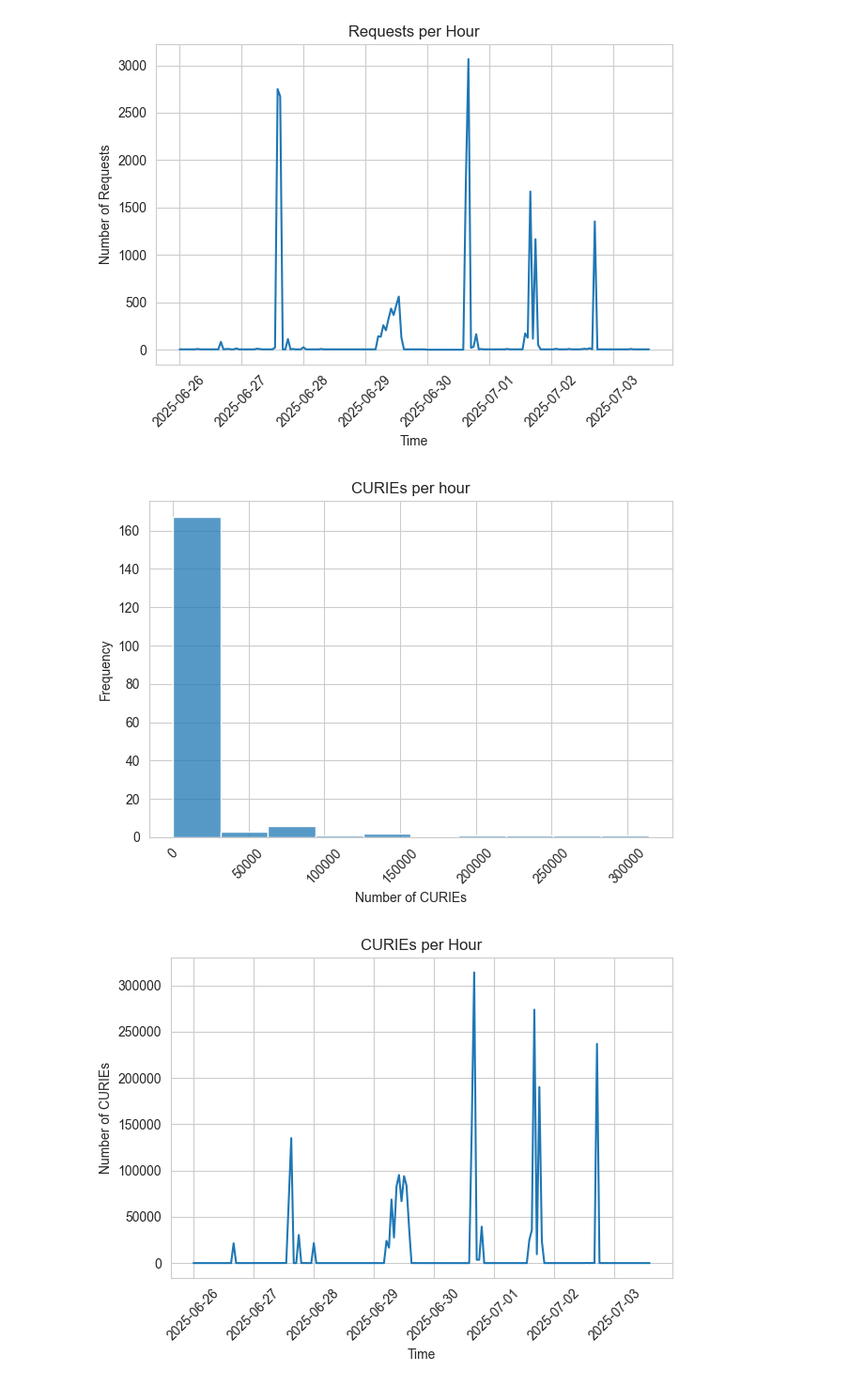
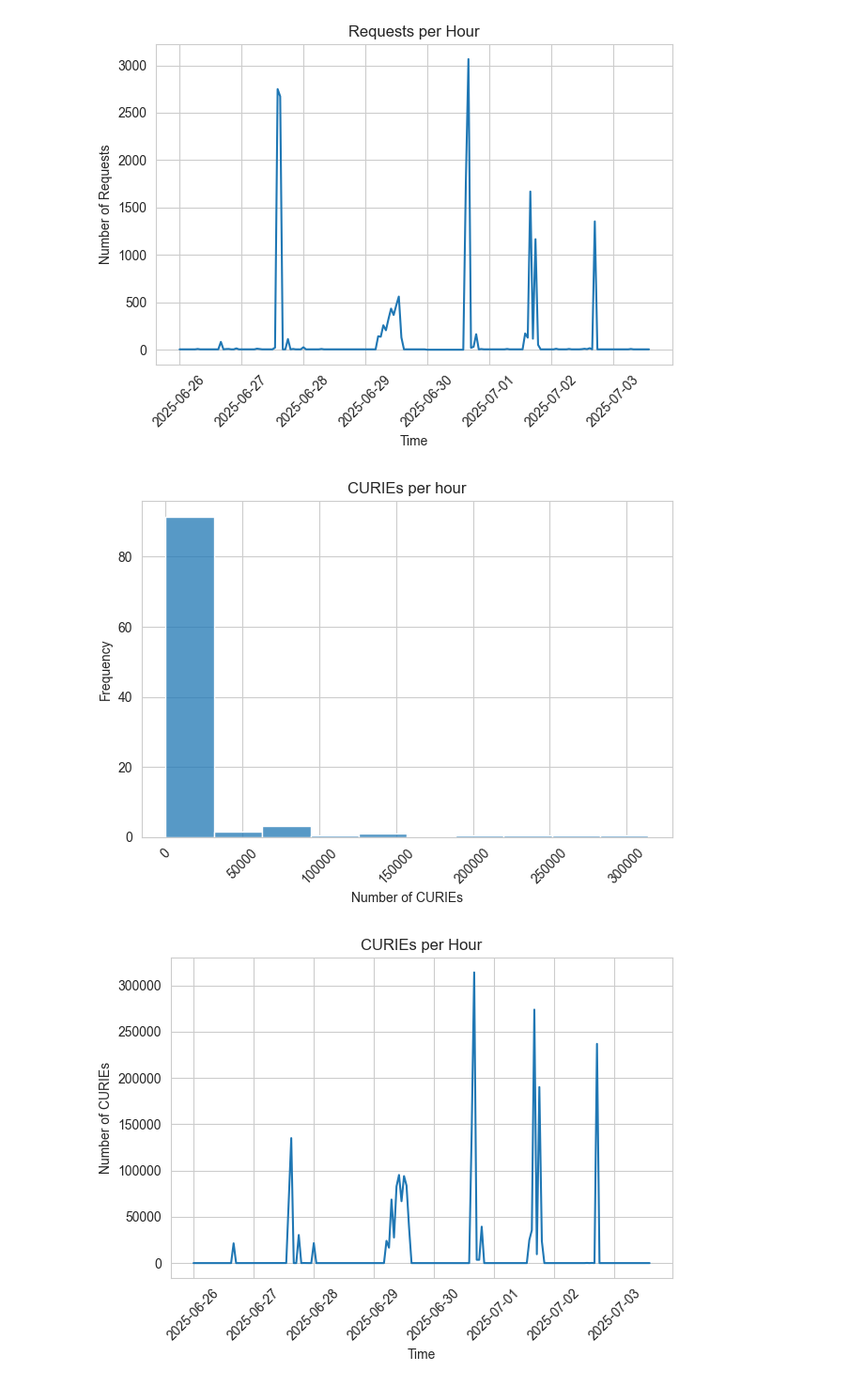
Before and after one commit to TranslatorSRI/babel-validation, a Jupyter notebook: log-analysis/NodeNorm_log_analysis.ipynb, the cells around one changed output. Shown: that part at 94% size. Cells and saved outputs as stored; diff of their text form; code cells hidden in the pictures.

```diff
--- a/log-analysis/NodeNorm_log_analysis.ipynb
+++ b/log-analysis/NodeNorm_log_analysis.ipynb
@@ -222,19 +222,19 @@ plt.show()
 # %%
 # Plot the frequency distribution of CURIE counts grouped by hour.
 curies_per_hour = df.set_index('time').resample('h')['curie_count'].sum()
-sns.histplot(curies_per_hour, bins=10)      # stat='percent'
+sns.histplot(curies_per_hour, bins=10, stat='percent')
 plt.title("CURIEs per Hour")
 plt.xlabel("Number of CURIEs")
 plt.ylabel("Frequency")
 plt.xticks(rotation=45)
 plt.tight_layout()
 plt.title("CURIEs per hour")
 plt.xlabel("Number of CURIEs")
 plt.ylabel("Frequency")
 plt.xticks(rotation=45)
 plt.tight_layout()
 # %% [output]
-[figure, old version]
+[figure, new version]
 # %%
 # Plot CURIEs over time (by hour)
 curies_per_hour = df.set_index('time').resample('h')['curie_count'].sum()
```
